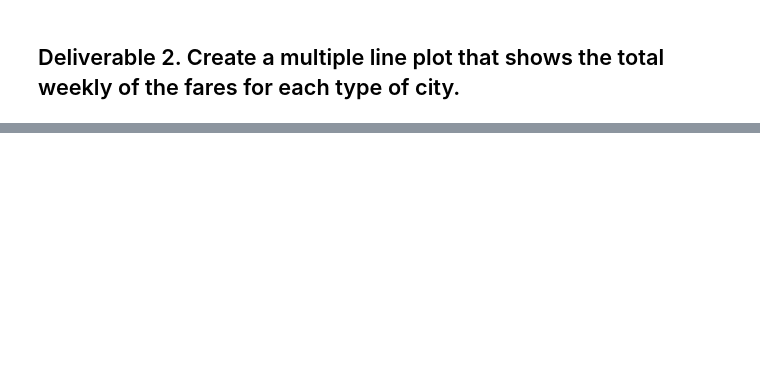
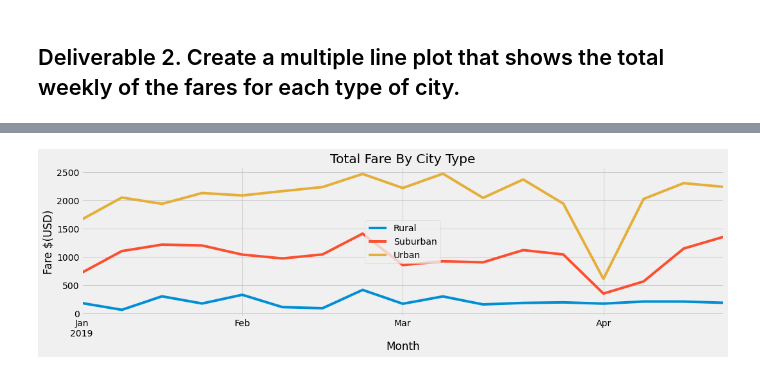
Before and after one commit to greensleeves8/PyBer_Analysis, a Jupyter notebook: PyBer_Challenge.ipynb, the cells around one changed output, grey strips where cells are left out. Drawn from its saved outputs; the diff is of its cells as text; code cells hidden in the pictures; blank space fills up the shorter version.

Commit message:
Module Challenge Deliverable 2 final

```diff
--- a/PyBer_Challenge.ipynb
+++ b/PyBer_Challenge.ipynb
@@ -129,3 +159,5 @@ ValueError: Cannot specify ',' with 's'.
 # %%
 # 4. Create a pivot table with the 'date' as the index, the columns ='type', and values='fare'
 # to get the total fares for each type of city by the date.
+fares_by_date_pivot = fares_by_date_df.pivot(index='date', columns='type', values='fare')
+fares_by_date_pivot.head(13)
@@ -132,2 +180,4 @@ ValueError: Cannot specify ',' with 's'.
 # %%
 # 5. Create a new DataFrame from the pivot table DataFrame using loc on the given dates, '2019-01-01':'2019-04-29'.
+new_date_df = fares_by_date_pivot.loc['1/1/2019':'4/29/2019']
+new_date_df
@@ -134,5 +199,6 @@ ValueError: Cannot specify ',' with 's'.
 # %%
 # 6. Set the "date" index to datetime datatype. This is necessary to use the resample() method in Step 8.
 # df.index = pd.to_datetime(df.index)
+new_date_df.index = pd.to_datetime(new_date_df.index)
 # %%
 # 7. Check that the datatype for the index is datetime using df.info()
@@ -139,2 +217,4 @@ ValueError: Cannot specify ',' with 's'.
 # %%
 # 8. Create a new DataFrame using the "resample()" function by week 'W' and get the sum of the fares for each week.
+fares_by_date_week_df = new_date_df.resample('W').sum()
+fares_by_date_week_df
@@ -141,7 +241,17 @@ ValueError: Cannot specify ',' with 's'.
 # %%
 # 8. Using the object-oriented interface method, plot the resample DataFrame using the df.plot() function.
 
 # Import the style from Matplotlib.
 from matplotlib import style
+import numpy as np
 # Use the graph style fivethirtyeight.
 style.use('fivethirtyeight')
+fig, axs = plt.subplots(figsize=(16,4))
+fares_by_date_week_df.plot.line(ax=axs)
+axs.set_title("Total Fare By City Type")
+axs.set_xlabel('Month')
+axs.set_ylabel('Fare $(USD)')
+axs.legend(loc="center")
+plt.savefig("analysis/Deliverable2.png")
+# %% [output]
+[figure, added]
```
Also changed, not shown: parts of 8 cells of this notebook, 1 other file.
